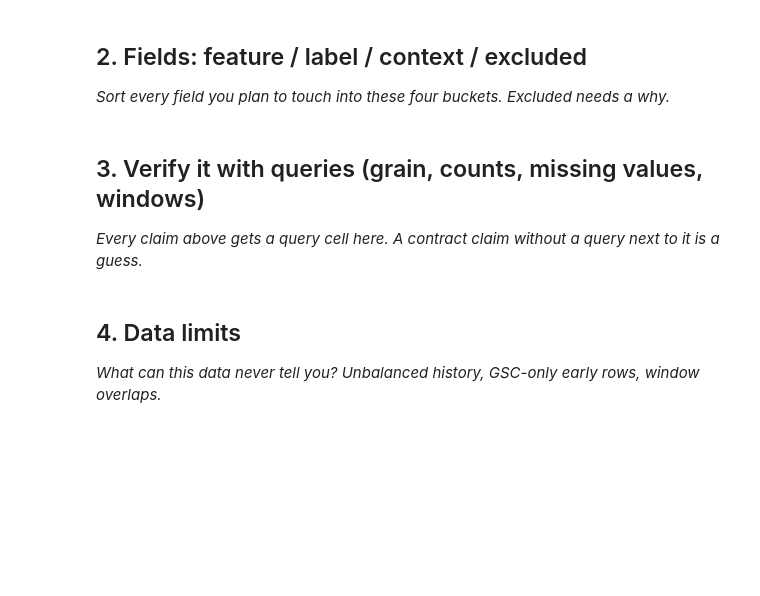
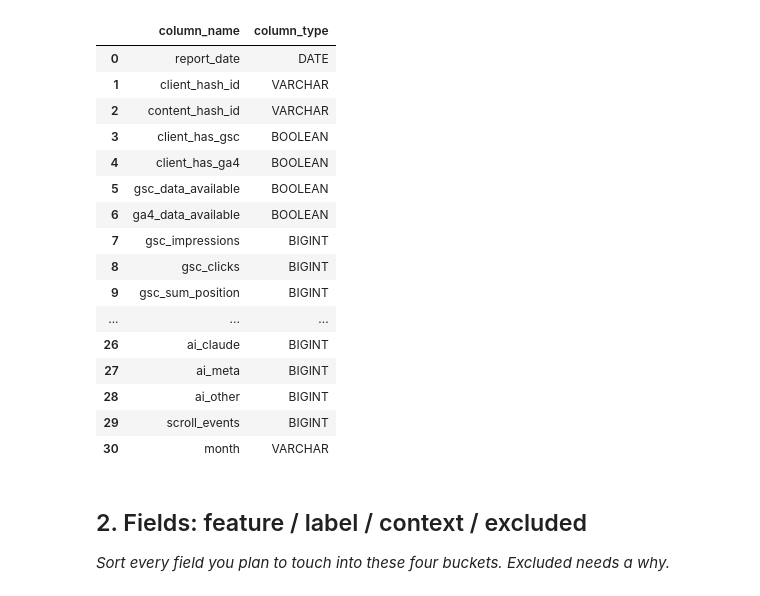
Before and after one commit to nandhanamj/flyrank_ml, a Jupyter notebook: work/notebooks/w03_data_contract.ipynb, the cells around one changed output. Drawn from its saved outputs; the diff is of its cells as text; code cells hidden in the pictures; blank space fills up the shorter version.

Commit message:
Complete ML-04 data contract and leakage check

```diff
--- a/work/notebooks/w03_data_contract.ipynb
+++ b/work/notebooks/w03_data_contract.ipynb
@@ -15,0 +11,7 @@ This skeleton is yours to fill. Work the sections **in order** — each one has
+# %%
+import os
+import duckdb
+
+con = duckdb.connect()
+
+print("DuckDB connection ready.")
@@ -15,0 +36,13 @@ This skeleton is yours to fill. Work the sections **in order** — each one has
+# %%
+# Use the March 2026 partition for development.
+# The assignment specifically recommends a mid-panel month instead of the final June 2026 month.
+# The final month is treated as a sealed test window.
+
+PERF_MARCH = (
+    "read_parquet("
+    "'hf://datasets/FlyRank/internship-warehouse/"
+    "fact_content_daily_performance/month=2026-03/*.parquet'"
+    ")"
+)
+
+print("March 2026 performance partition ready.")
@@ -16,3 +73,31 @@ This skeleton is yours to fill. Work the sections **in order** — each one has
+# %%
+# Inspect the actual columns in the March 2026 performance partition.
+# Do this before writing verification queries so we do not guess field names.
+
+schema_check = con.sql(f"""
+    DESCRIBE SELECT *
+    FROM {PERF_MARCH}
+""").df()
+
+schema_check[["column_name", "column_type"]]
+# %% [output]
+|  | column_name | column_type |
+| 0 | report_date | DATE |
+| 1 | client_hash_id | VARCHAR |
+| 2 | content_hash_id | VARCHAR |
+| 3 | client_has_gsc | BOOLEAN |
+| 4 | client_has_ga4 | BOOLEAN |
+| 5 | gsc_data_available | BOOLEAN |
+| 6 | ga4_data_available | BOOLEAN |
+| 7 | gsc_impressions | BIGINT |
+| 8 | gsc_clicks | BIGINT |
+| 9 | gsc_sum_position | BIGINT |
+| ... | ... | ... |
+| 26 | ai_claude | BIGINT |
+| 27 | ai_meta | BIGINT |
+| 28 | ai_other | BIGINT |
+| 29 | scroll_events | BIGINT |
+| 30 | month | VARCHAR |
 # %% [markdown]
 ## 2. Fields: feature / label / context / excluded
 
@@ -23,4 +104,0 @@ This skeleton is yours to fill. Work the sections **in order** — each one has
-# %% [markdown]
-## 3. Verify it with queries (grain, counts, missing values, windows)
-
-*Every claim above gets a query cell here. A contract claim without a query next to it is a guess.*
@@ -30,4 +104,0 @@ This skeleton is yours to fill. Work the sections **in order** — each one has
-# %% [markdown]
-## 4. Data limits
-
-*What can this data never tell you? Unbalanced history, GSC-only early rows, window overlaps.*
```
Also changed, not shown: parts of 25 cells of this notebook.
